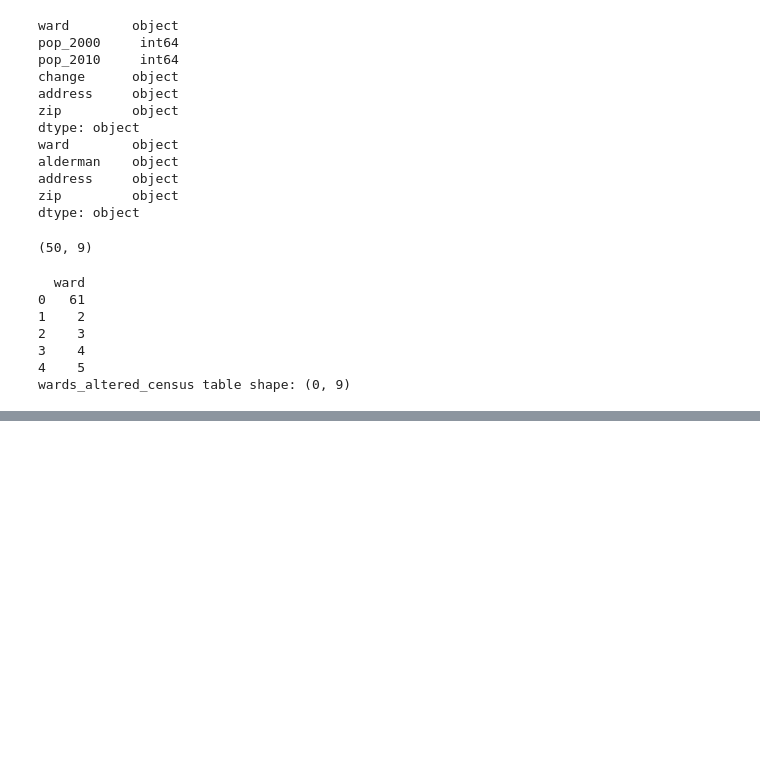
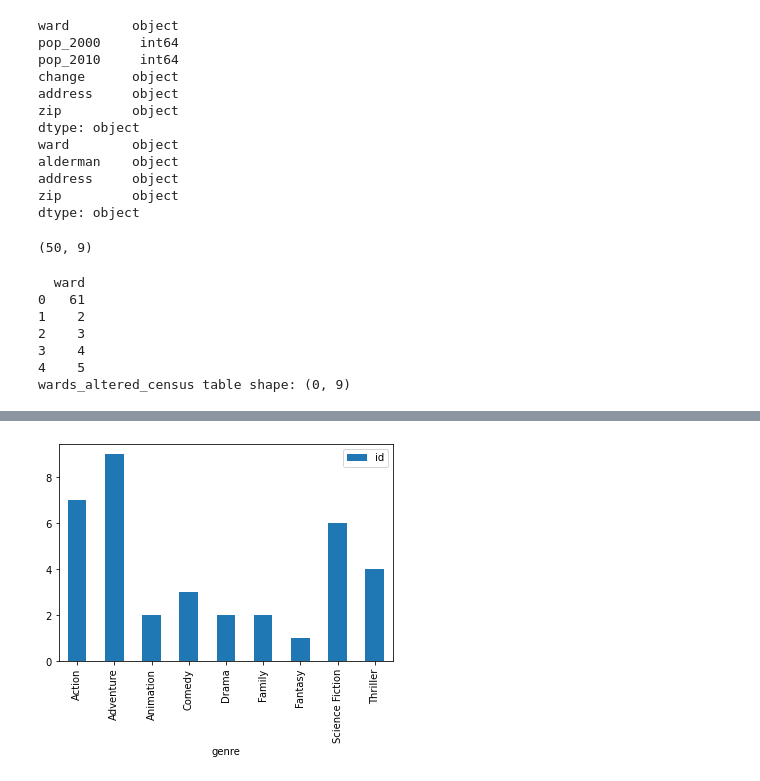
Before and after one commit to alanwake47/pythonlearn, a Jupyter notebook: DataCamp/4- Joining Data with Pandas/joining_data.ipynb, the cells around one changed output, grey strips where cells are left out. Drawn from its saved outputs; the diff is of its cells as text; code cells hidden in the pictures; blank space fills up the shorter version.

```diff
--- a/DataCamp/4- Joining Data with Pandas/joining_data.ipynb
+++ b/DataCamp/4- Joining Data with Pandas/joining_data.ipynb
@@ -80,0 +392,13 @@ wards_altered_census table shape: (0, 9)
+# %%
+movie_to_genres = pd.read_pickle('movie_to_genres.p')
+pop_movies = pd.read_csv('pop_movies.csv')
+import matplotlib.pyplot as plt
+# %%
+genres_movies = movie_to_genres.merge(pop_movies, left_on="movie_id", right_on="id", how="right")
+
+genre_count = genres_movies.groupby("genre").agg({'id':'count'})
+
+genre_count.plot(kind='bar')
+plt.show()
+# %% [output]
+[figure, added]
```
Also changed, not shown: parts of 25 cells of this notebook, 5 other files.
